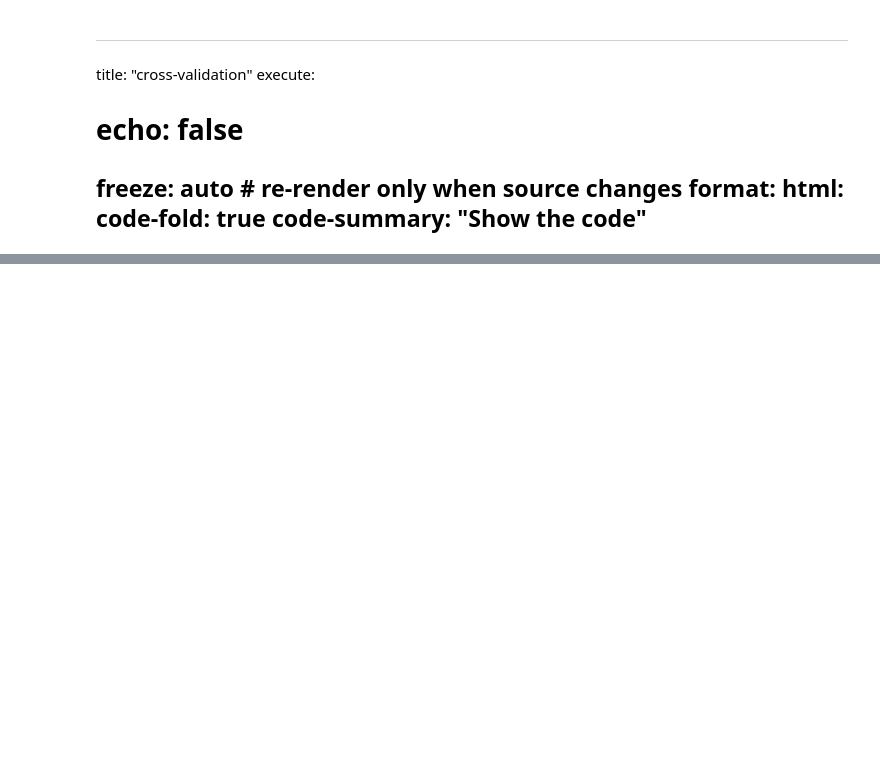
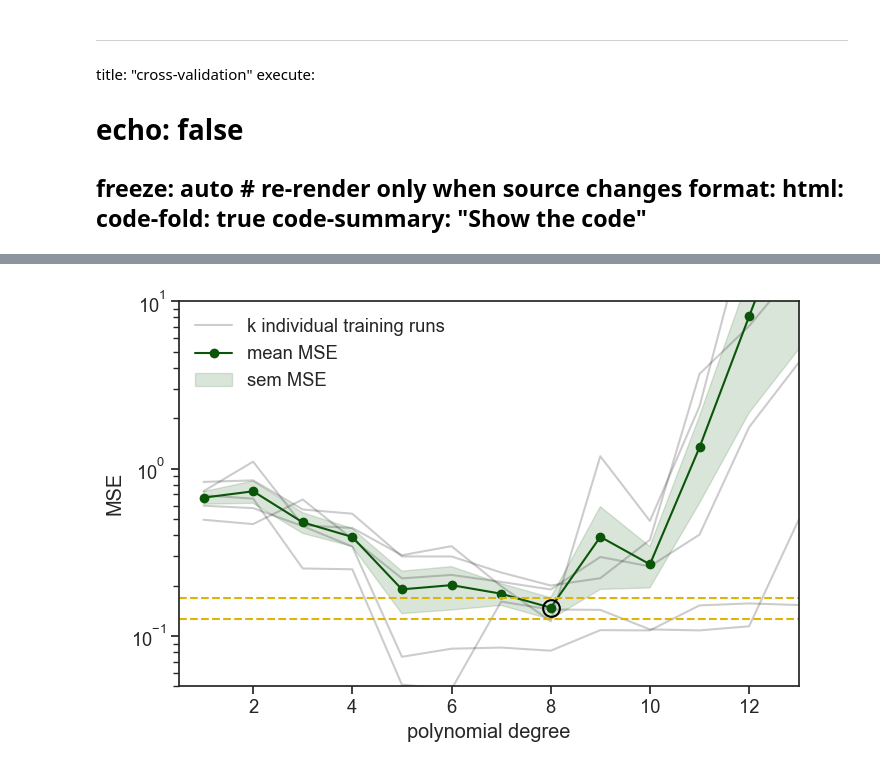
Before and after one commit to yairmau/statistics, a Jupyter notebook: generalization/cross-validation.ipynb, the cells around one changed output, grey strips where cells are left out. Saved outputs shown, nothing was run; the diff lists cells and outputs as text; code cells hidden in the pictures; blank space fills up the shorter version.

```diff
--- a/generalization/cross-validation.ipynb
+++ b/generalization/cross-validation.ipynb
@@ -11,0 +167,22 @@ format:
+# %%
+#| code-summary: "plot"
+fig, ax = plt.subplots(figsize=(8, 5))
+for j in range(5):
+    ax.plot(d_list, mse_array[:,j], color="black", alpha=0.2)
+ax.plot([],[], color="black", alpha=0.2, label="k individual training runs")
+ax.plot(d_list, mean_mse, color=green, marker='o', label="mean MSE")
+ax.fill_between(d_list, mean_mse-se_mse, mean_mse+se_mse, color=green, alpha=0.15, label="sem MSE")
+# ax.fill_between(d_list, mean_mse-std_mse, mean_mse+std_mse, color=green, alpha=0.15, label="std MSE")
+idx_min = np.argmin(mean_mse)
+ax.axhline(mean_mse[idx_min]-se_mse[idx_min], color=gold, alpha=1, ls="--")
+ax.axhline(mean_mse[idx_min]+se_mse[idx_min], color=gold, alpha=1, ls="--")
+ax.plot(d_list[idx_min], mean_mse[idx_min], ls="None", marker='o', mfc="None", mec="black", markersize=12, markeredgewidth=1.5)
+ax.set_yscale('log')
+ax.legend(loc="upper left", frameon=False)
+ax.set(xlabel='polynomial degree',
+       ylabel='MSE',
+       ylim=(5e-2, 1e1),
+       xlim=(0.5,13)
+       );
+# %% [output]
+[figure, added]
```
Also changed, not shown: parts of 30 cells of this notebook.
